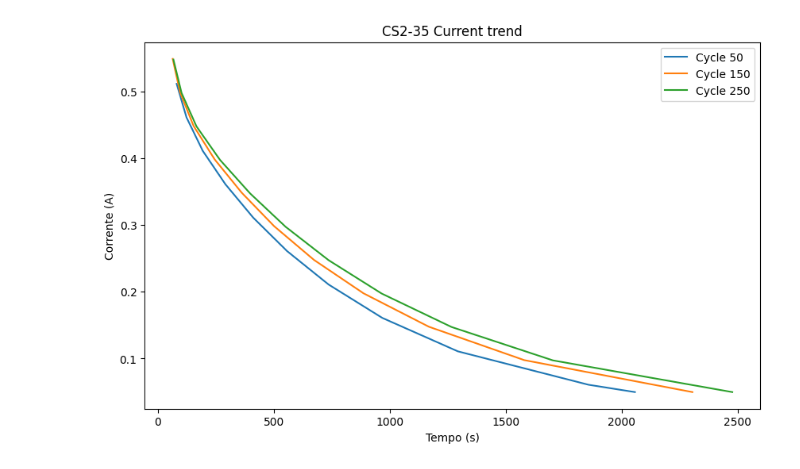
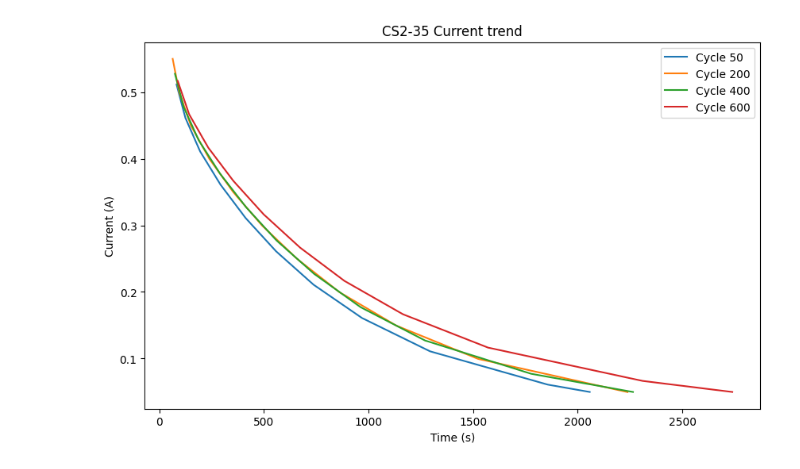
Before and after one commit to LorenzoLongarini/RUL-estimation-of-lithium-batteries, a Jupyter notebook: src/notebook/values.ipynb, the cells around one changed output. Saved outputs shown, nothing was run; the diff lists cells and outputs as text; code cells hidden in the pictures.

```diff
--- a/src/notebook/values.ipynb
+++ b/src/notebook/values.ipynb
@@ -9,7 +9,7 @@ import matplotlib.pyplot as plt
 df = pd.read_csv('dataset/cleaned/charge-CS2_35.csv')
 # %%
 # Select cycles 50/150/250 with step index == 2
-selected_cycles = df[(df['Cycle_Index'].isin([200, 400, 600])) & (df['Step_Index'] == 2)]
+selected_cycles = df[(df['Cycle_Index'].isin([50, 200, 400, 600])) & (df['Step_Index'] == 2)]
 
 # Filter voltage values between 3.8 and 4.2
 selected_cycles = selected_cycles[(selected_cycles['Voltage(V)'] >= 3.8) & (selected_cycles['Voltage(V)'] <= 4.2)]
@@ -20,8 +20,8 @@ for cycle, group in selected_cycles.groupby('Cycle_Index'):
     # plt.plot(list(range(len(group['Voltage(V)']))), group['Voltage(V)'], label=f'Cycle {cycle}')
     plt.plot(group['Step_Time(s)'], group['Voltage(V)'], label=f'Cycle {cycle}')
 
-plt.xlabel('Tempo (s)')
-plt.ylabel('Tensione (V)')
+plt.xlabel('Time (s)')
+plt.ylabel('Voltage (V)')
 plt.title('CS2-35 Voltage trend')
 plt.legend()
 plt.show()
@@ -30,22 +30,22 @@ plt.show()
 # %%
 # Select cycles 50/150/250 with step index == 2
-selected_cycles = df[(df['Cycle_Index'].isin([50, 150, 250])) & (df['Step_Index'] == 4)]
+selected_cycles = df[(df['Cycle_Index'].isin([50, 200, 400, 600])) & (df['Step_Index'] == 4)]
 
 # Filter current values between 0 and 1.5
 selected_cycles = selected_cycles[(selected_cycles['Current(A)'] >= 0.0) & (selected_cycles['Current(A)'] <= 1.5)]
 
 # Fai il plot
 plt.figure(figsize=(10, 6))  # Specifica le dimensioni della figura (opzionale)
 for cycle, group in selected_cycles.groupby('Cycle_Index'):
     plt.plot(group['Step_Time(s)'], group['Current(A)'], label=f'Cycle {cycle}')
 
-plt.xlabel('Tempo (s)')
-plt.ylabel('Corrente (A)')
+plt.xlabel('Time (s)')
+plt.ylabel('Current (A)')
 plt.title('CS2-35 Current trend')
 plt.legend()
 plt.show()
 # %% [output]
-[figure, old version]
+[figure, new version]
 # %%
 selected_cycles = df[(df['Cycle_Index'].isin([50, 150, 250]))]
 
```
Also changed, not shown: parts of 1 cell of this notebook, 6 other files.
